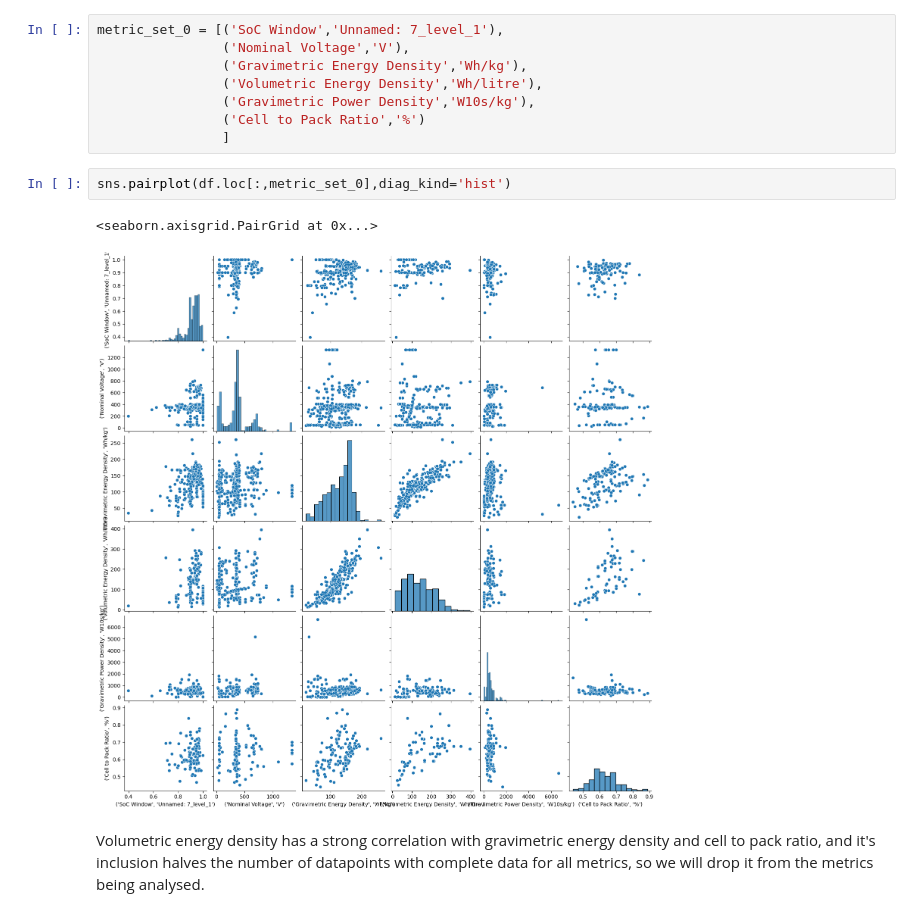
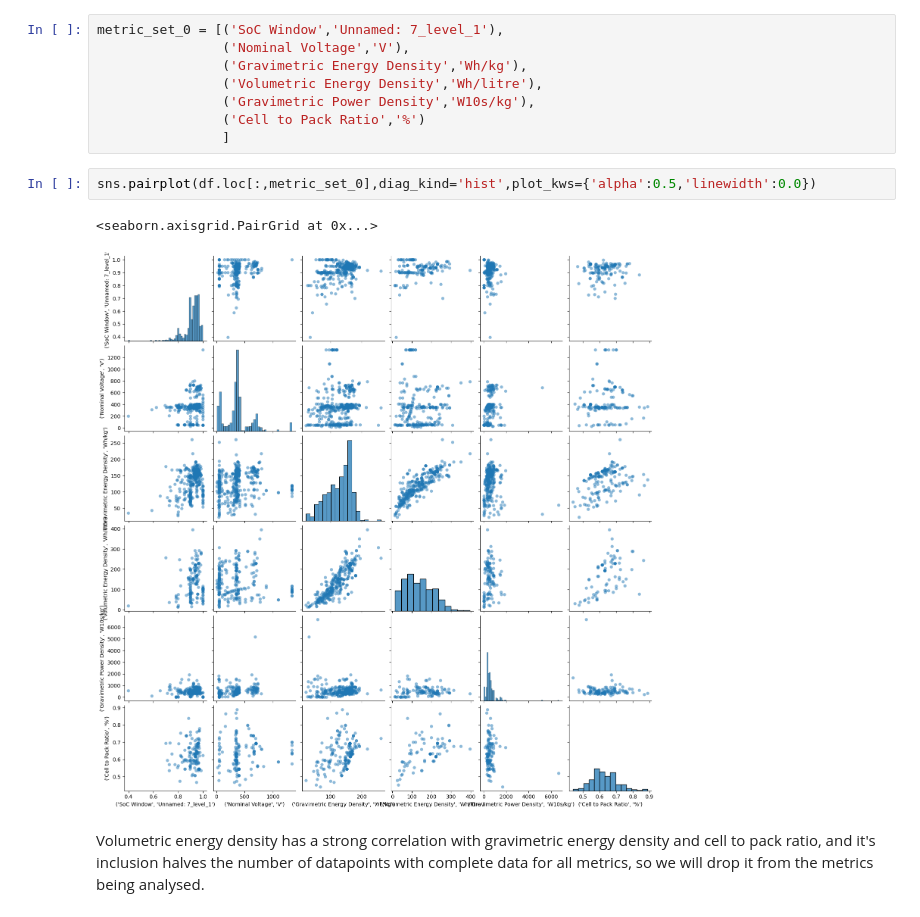
Before and after one commit to PatLT/battery_design_data, a Jupyter notebook: pack_visualisation.ipynb, the cells around one changed output. Saved outputs shown, nothing was run; the diff lists cells and outputs as text.

Commit message:
Nicer pairplot.

```diff
--- a/pack_visualisation.ipynb
+++ b/pack_visualisation.ipynb
@@ -29,10 +29,10 @@ metric_set_0 = [('SoC Window','Unnamed: 7_level_1'),
                 ('Cell to Pack Ratio','%')
                 ]
 # %%
-sns.pairplot(df.loc[:,metric_set_0],diag_kind='hist')
+sns.pairplot(df.loc[:,metric_set_0],diag_kind='hist',plot_kws={'alpha':0.5,'linewidth':0.0})
 # %% [output]
 <seaborn.axisgrid.PairGrid at 0x...>
-[figure, old version]
+[figure, new version]
 # %% [markdown]
 Volumetric energy density has a strong correlation with gravimetric energy density and cell to pack ratio, and it's inclusion halves the number of datapoints with complete data for all metrics, so we will drop it from the metrics being analysed.
 # %%
```
